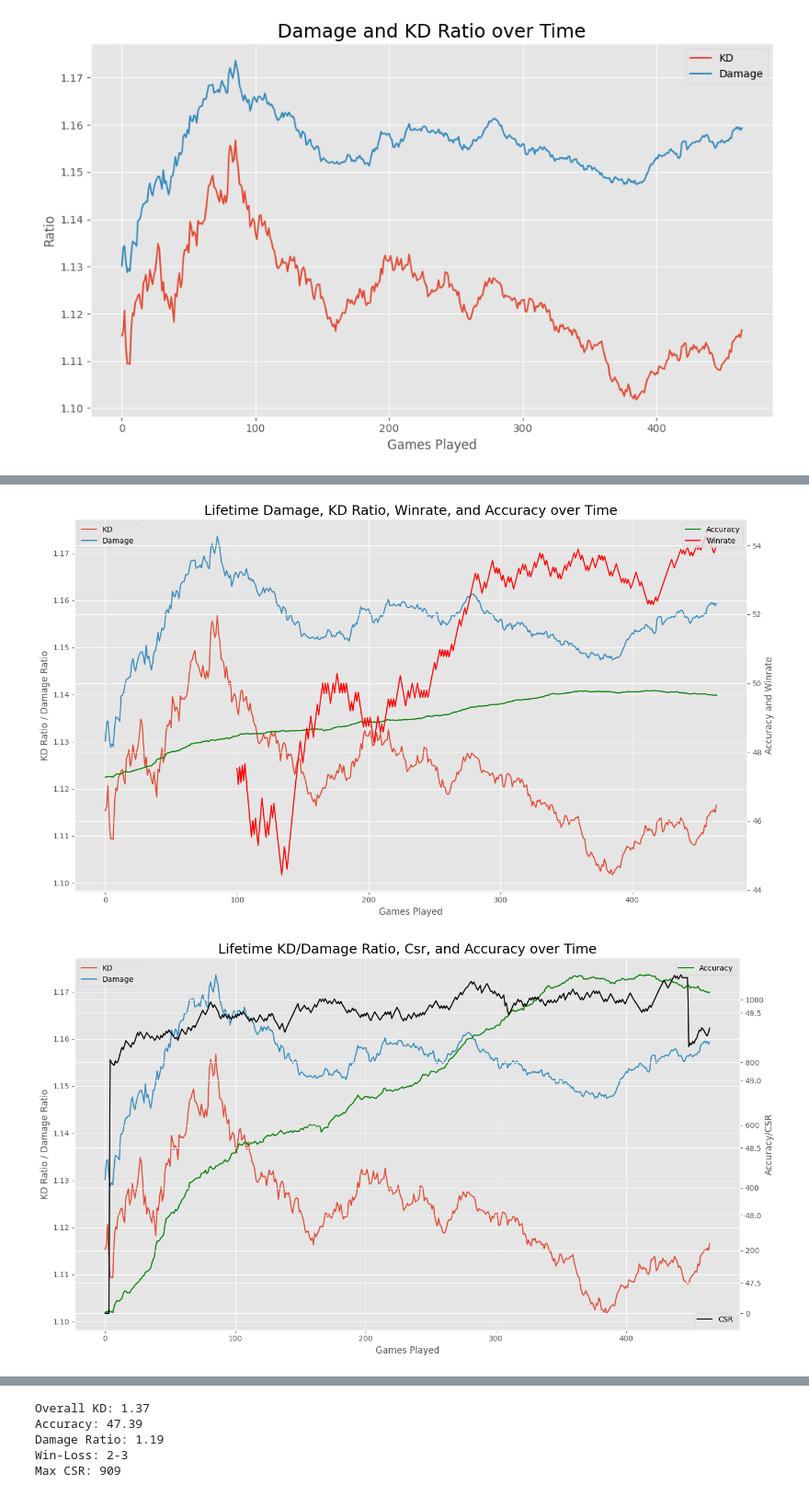
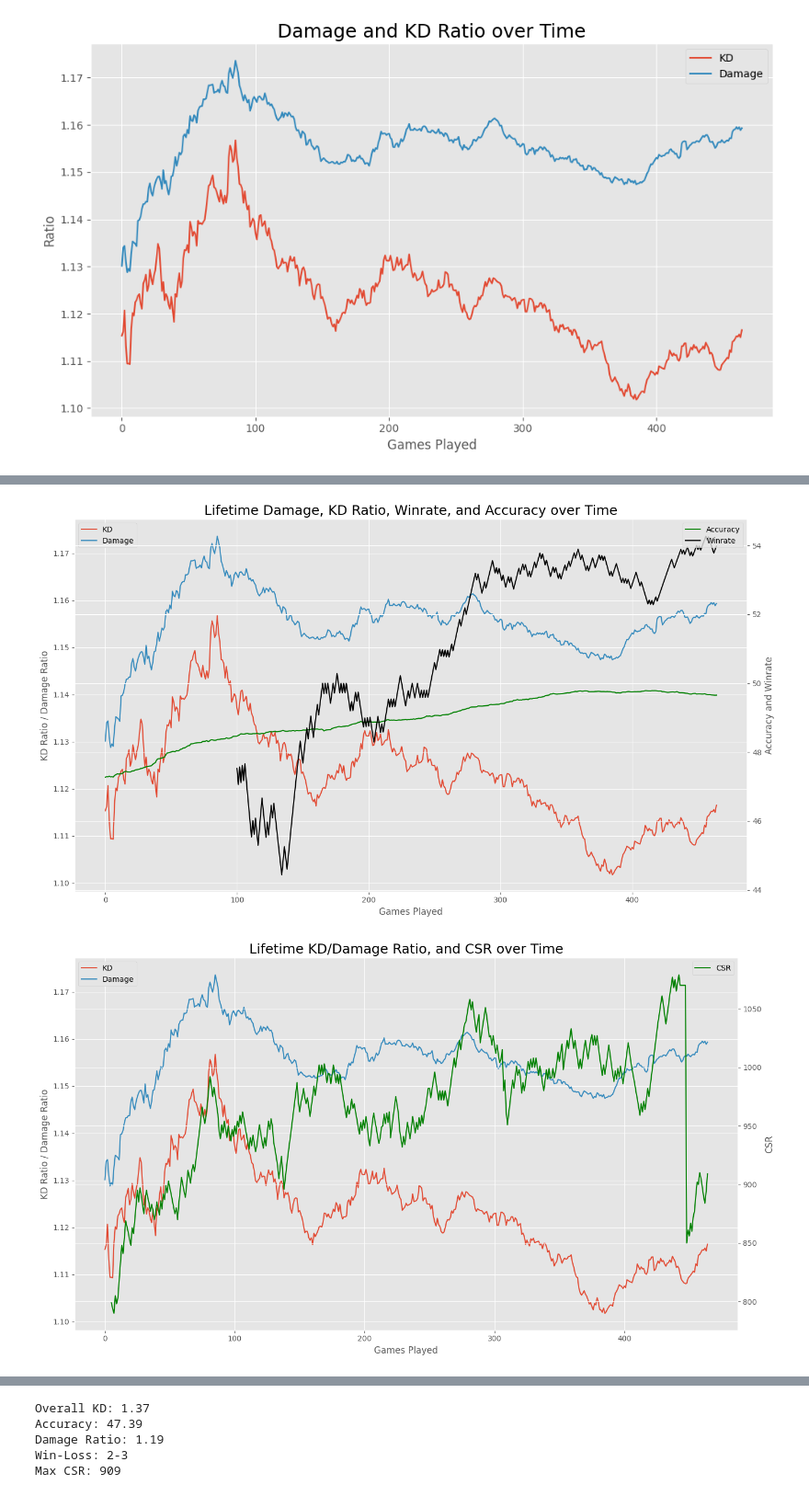
Before and after one commit to palmerac/Halo, a Jupyter notebook: halo.ipynb, the cells around one changed output, grey strips where cells are left out. Shown at 92% size. Saved outputs shown, nothing was run; the diff lists cells and outputs as text; code cells hidden in the pictures.

```diff
--- a/halo.ipynb
+++ b/halo.ipynb
@@ -159,56 +203,47 @@ plt.show()
 # %%
-# Smooth the LifetimeWinRate using a 10-game moving average
-# dfr['SmoothedAccuracy'] = dfr['Accuracy'].rolling(window=25).mean()
-
 plt.figure(figsize=(14,8))
 ax1 = plt.gca()
 ax2 = ax1.twinx()
 ax1.plot(dfr['LifetimeKD'], label='KD' )
 ax1.plot(dfr['LifetimeDmgRatio'], label='Damage')
 ax2.plot(dfr['LifetimeAcc'], color='green', label='Accuracy')
-ax2.plot(dfr['LifetimeWinRate'][100:]*100, color='red', label='Winrate')
+ax2.plot(dfr['LifetimeWinRate'][100:]*100, color='black', label='Winrate')
 ax1.set_title('Lifetime Damage, KD Ratio, Winrate, and Accuracy over Time', fontsize=18)
 ax1.set_xlabel('Games Played')
 ax1.set_ylabel('KD Ratio / Damage Ratio')
 ax2.set_ylabel('Accuracy and Winrate')
-# max_y_value = df['LifetimeAcc'].max()
+
 ax1.yaxis.grid(True)
 ax2.yaxis.grid(True)
-# ax2.set_yticks(np.arange(47, max_y_value, 0.5))
+
 ax1.legend(loc='upper left')
 ax2.legend(loc='upper right')
 plt.tight_layout()
-plt.savefig('Plots/DamKDRatiosAcc.png', dpi=300)
+plt.savefig('Plots/DamKDWRAcc.png', dpi=300)
 plt.show()
 # %% [output]
-[figure, old version]
+[figure, new version]
 # %%
-# Smooth the LifetimeWinRate using a 10-game moving average
-# dfr['SmoothedAccuracy'] = dfr['Accuracy'].rolling(window=25).mean()
-
 plt.figure(figsize=(14,8))
 ax1 = plt.gca()
 ax2 = ax1.twinx()
-ax3 = ax1.twinx()
 ax1.plot(dfr['LifetimeKD'], label='KD' )
 ax1.plot(dfr['LifetimeDmgRatio'], label='Damage')
-ax2.plot(dfr['LifetimeAcc'], color='green', label='Accuracy')
-ax3.plot(dfr['Csr'], label='CSR', color='black')
-ax1.set_title('Lifetime KD/Damage Ratio, Csr, and Accuracy over Time', fontsize=18)
+ax2.plot(dfr['Csr'][5:], label='CSR', color='green')
+ax1.set_title('Lifetime KD/Damage Ratio, and CSR over Time', fontsize=18)
 ax1.set_xlabel('Games Played')
 ax1.set_ylabel('KD Ratio / Damage Ratio')
-ax2.set_ylabel('Accuracy/CSR')
+ax2.set_ylabel('CSR')
 # max_y_value = df['LifetimeAcc'].max()
 # ax1.yaxis.grid(True)
 # ax2.set_yticks(np.arange(47, max_y_value, 0.5))
 ax1.legend(loc='upper left')
 ax2.legend(loc='upper right')
-ax3.legend(loc='lower right')
 plt.tight_layout()
-plt.savefig('Plots/DamKDRatiosAcc.png', dpi=300)
+plt.savefig('Plots/DamKDCsr.png', dpi=300)
 plt.show()
 # %% [output]
-[figure, old version]
+[figure, new version]
 # %%
 plt.figure(figsize=(10,6))
 ax1 = plt.gca()
```
Also changed, not shown: parts of 19 cells of this notebook, 24 other files.
